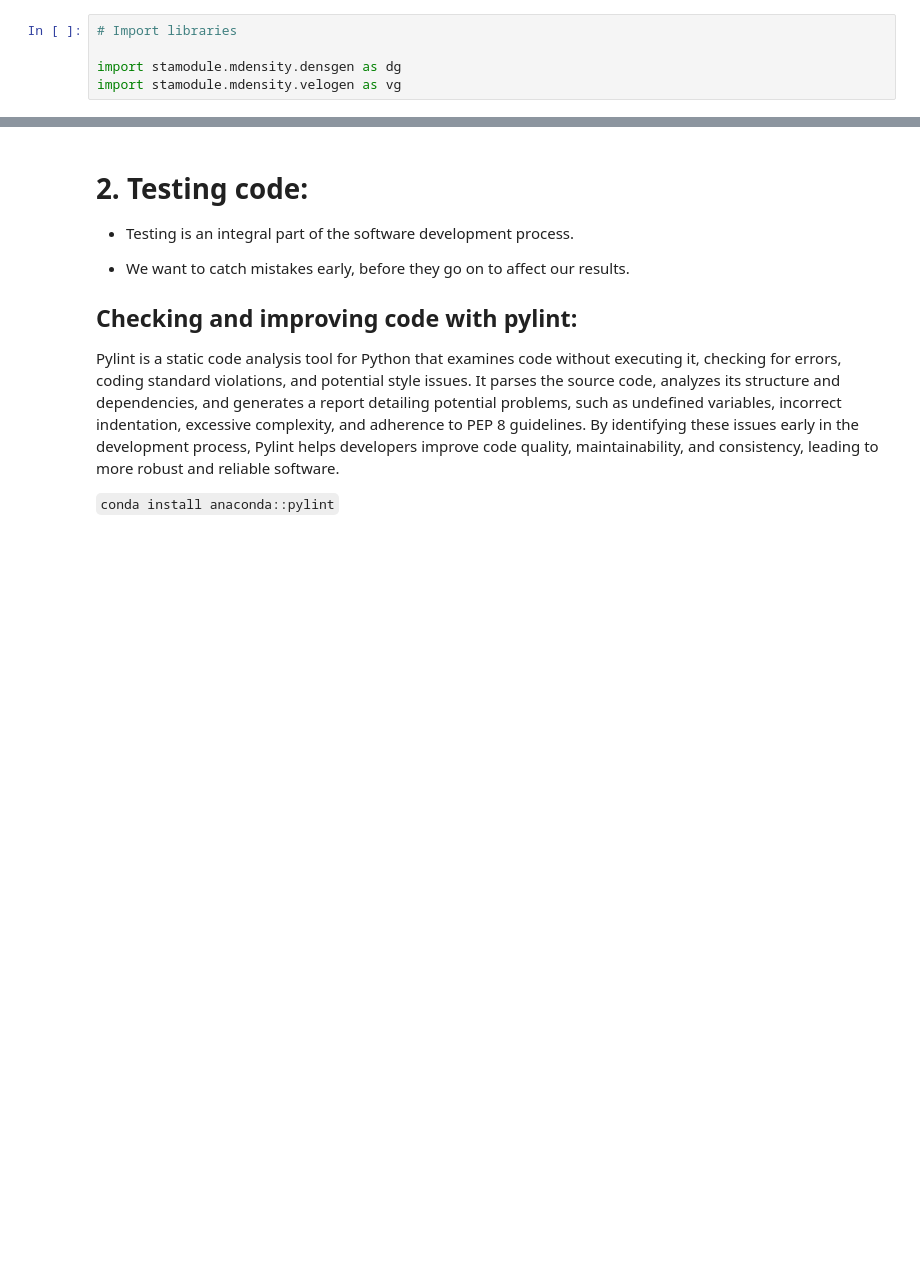
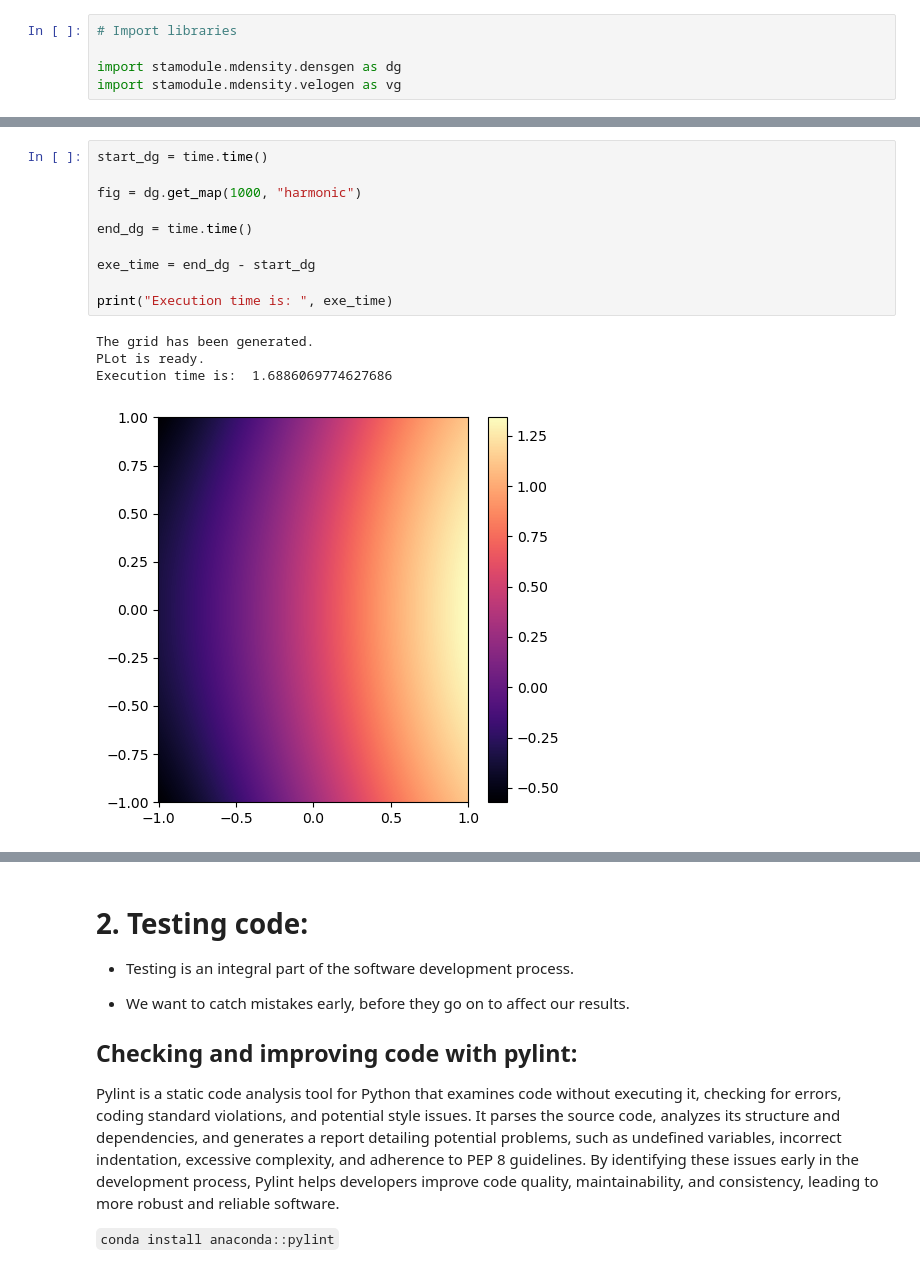
Before and after one commit to Im-Vins/computational-physics-2, a Jupyter notebook: unit-2/207-timing-testing.ipynb, the cells around one changed output, grey strips where cells are left out. Drawn from its saved outputs; the diff is of its cells as text; blank space fills up the shorter version.

```diff
--- a/unit-2/207-timing-testing.ipynb
+++ b/unit-2/207-timing-testing.ipynb
@@ -63,3 +90,18 @@ Execution time is:  6.7758629322052
+# %%
+start_dg = time.time()
+
+fig = dg.get_map(1000, "harmonic")
+
+end_dg = time.time()
+
+exe_time = end_dg - start_dg
+
+print("Execution time is: ", exe_time)
+# %% [output]
+The grid has been generated.
+PLot is ready.
+Execution time is:  1.6886069774627686
+[figure, added]
 # %%
 start_vg = time.time()
 
```
Also changed, not shown: parts of 6 cells of this notebook, 4 other files.
